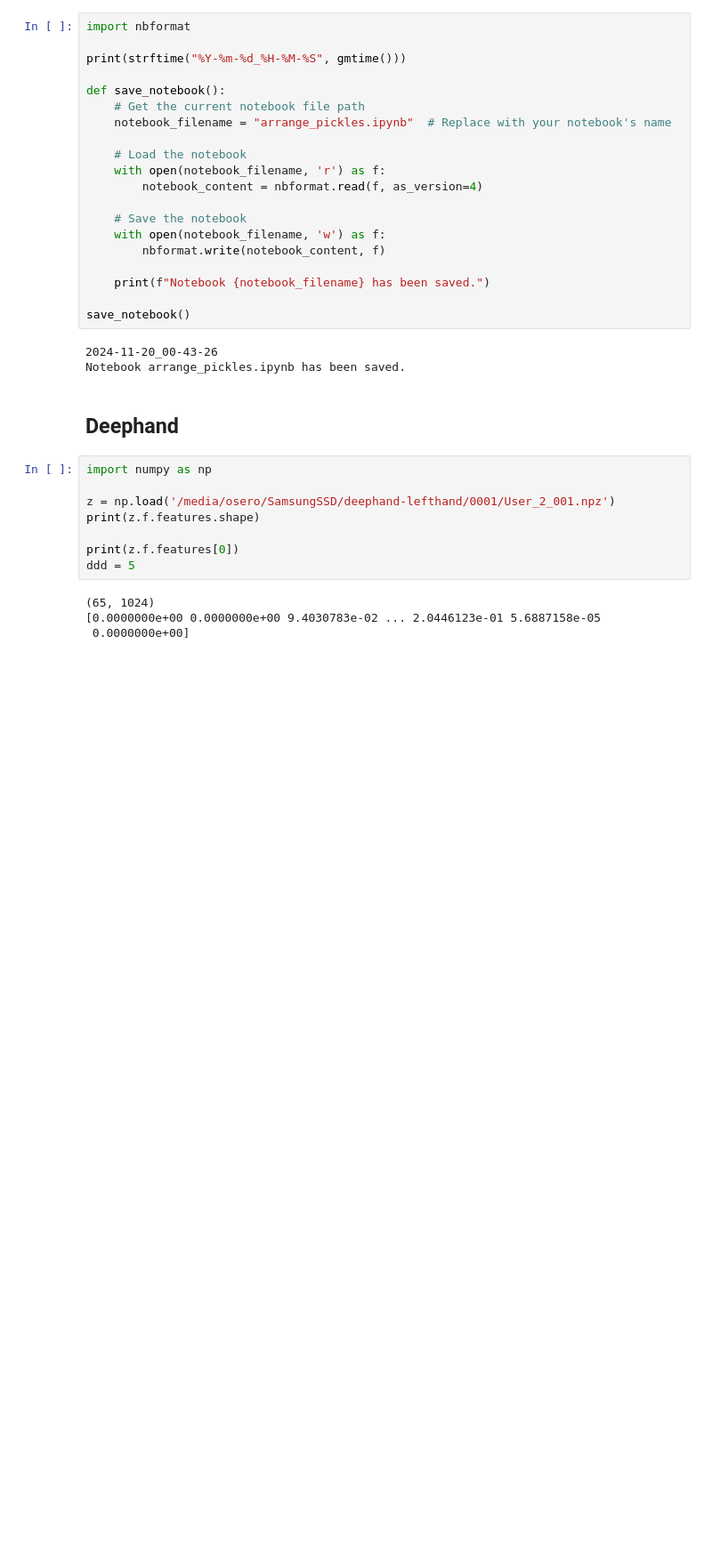
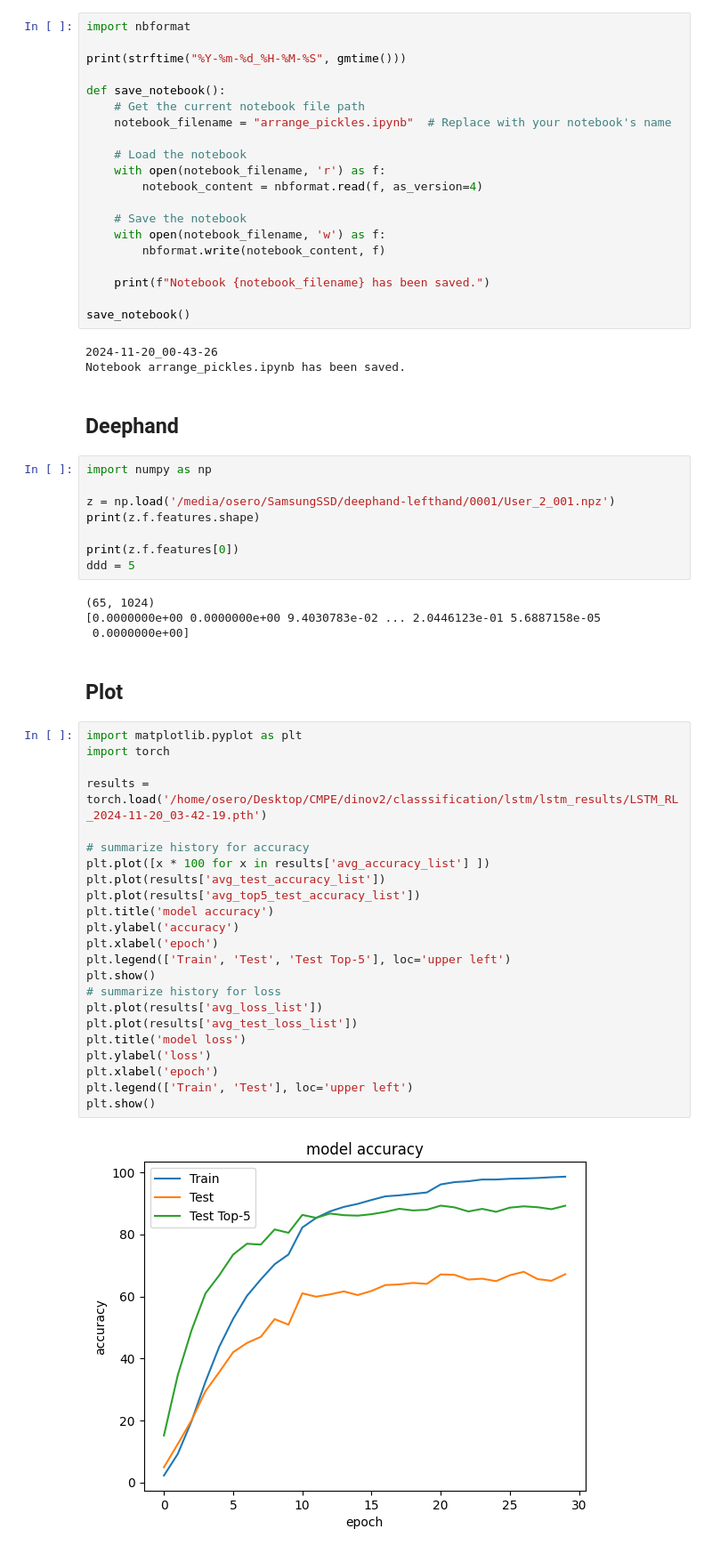
Before and after one commit to OnurSero/dinov2, a Jupyter notebook: preprocess/arrange_pickles.ipynb, the cells around one changed output. Shown at 89% size. Saved outputs shown, nothing was run; the diff lists cells and outputs as text; blank space fills up the shorter version.

```diff
--- a/preprocess/arrange_pickles.ipynb
+++ b/preprocess/arrange_pickles.ipynb
@@ -407,3 +407,30 @@ ddd = 5
 (65, 1024)
 [0.0000000e+00 0.0000000e+00 9.4030783e-02 ... 2.0446123e-01 5.6887158e-05
  0.0000000e+00]
+# %% [markdown]
+## Plot
+# %%
+import matplotlib.pyplot as plt
+import torch
+
+results = torch.load('/home/osero/Desktop/CMPE/dinov2/classsification/lstm/lstm_results/LSTM_RL_2024-11-20_03-42-19.pth')
+
+# summarize history for accuracy
+plt.plot([x * 100 for x in results['avg_accuracy_list'] ])
+plt.plot(results['avg_test_accuracy_list'])
+plt.plot(results['avg_top5_test_accuracy_list'])
+plt.title('model accuracy')
+plt.ylabel('accuracy')
+plt.xlabel('epoch')
+plt.legend(['Train', 'Test', 'Test Top-5'], loc='upper left')
+plt.show()
+# summarize history for loss
+plt.plot(results['avg_loss_list'])
+plt.plot(results['avg_test_loss_list'])
+plt.title('model loss')
+plt.ylabel('loss')
+plt.xlabel('epoch')
+plt.legend(['Train', 'Test'], loc='upper left')
+plt.show()
+# %% [output]
+[figure, added]
```
Also changed, not shown: parts of 1 cell of this notebook, 9 other files.
